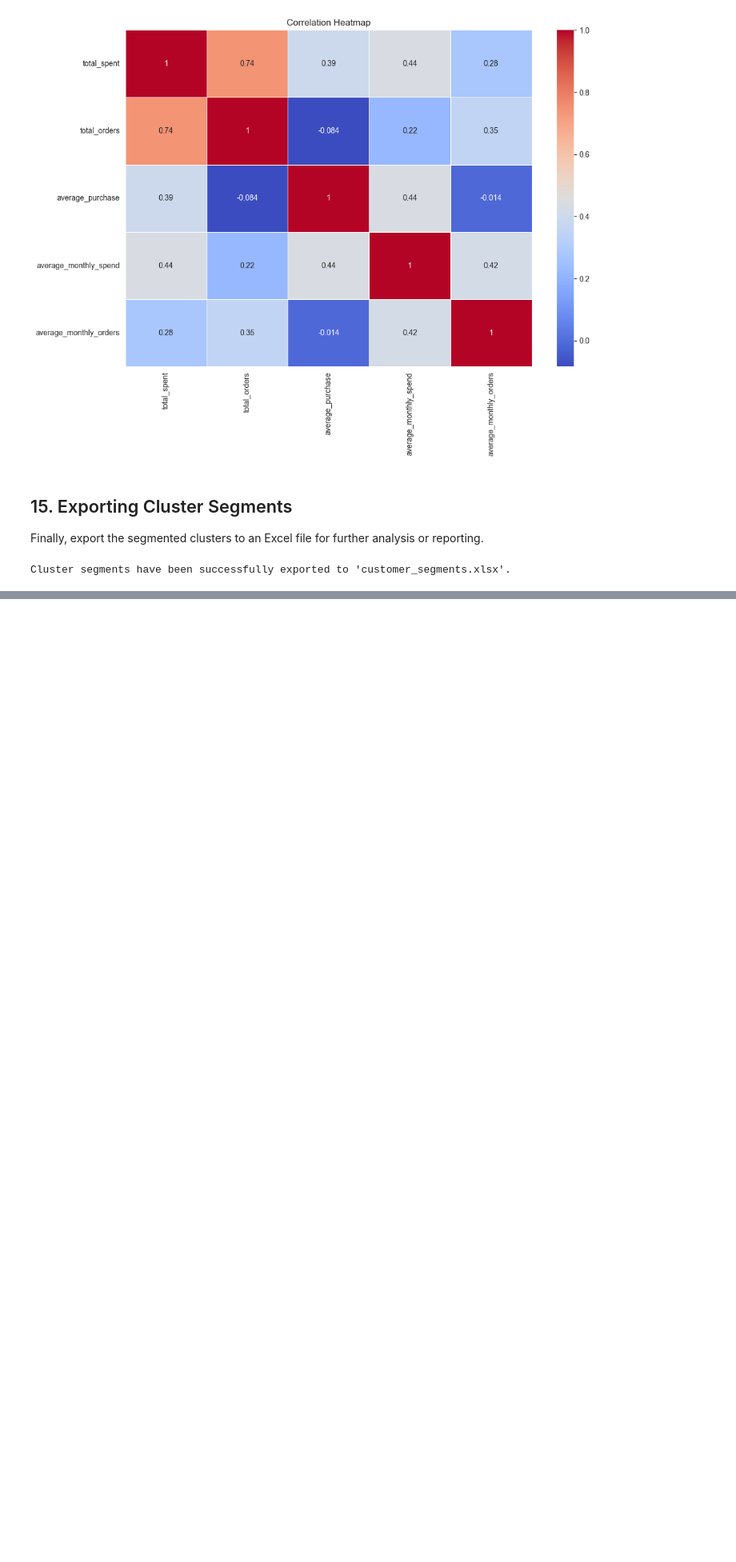
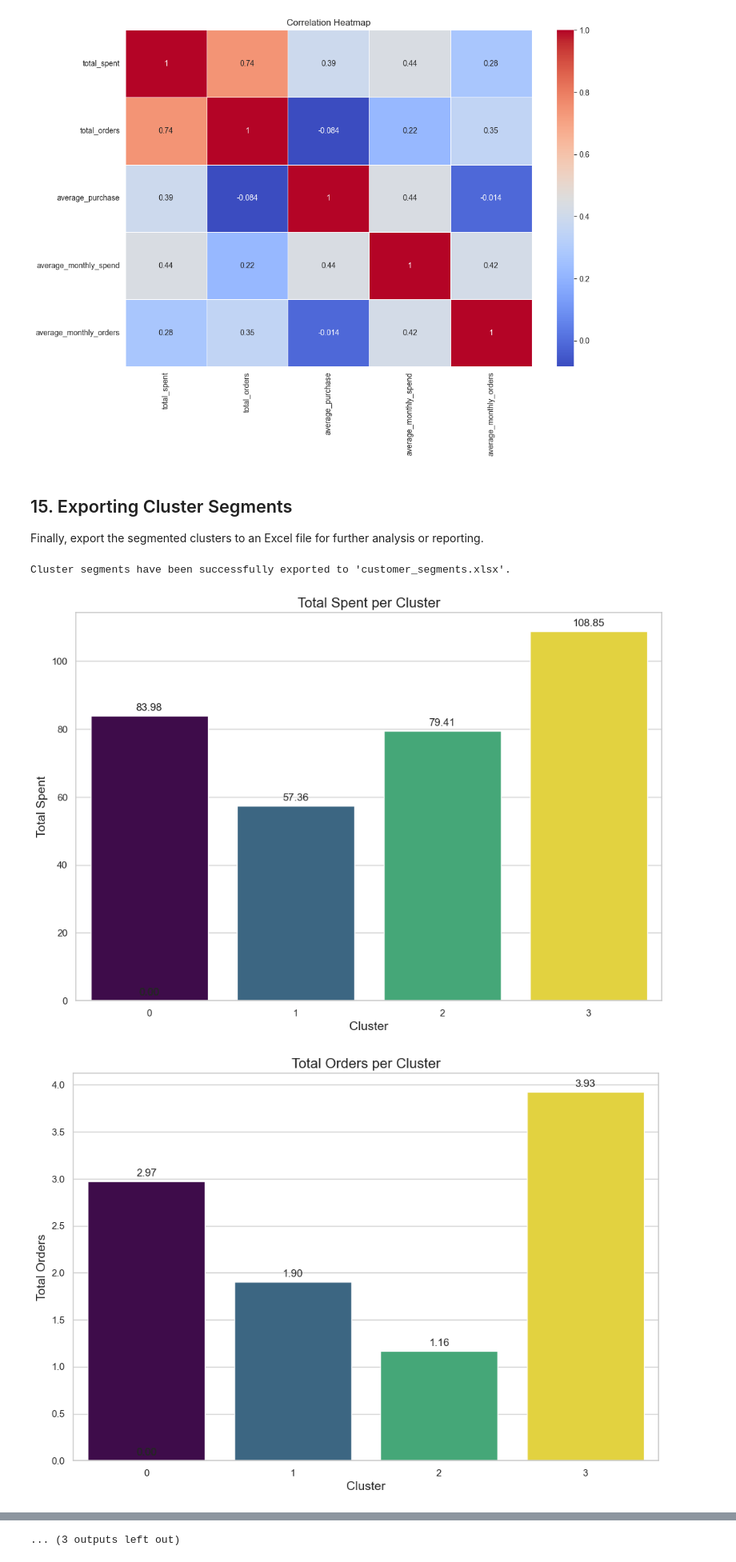
Before and after one commit to fdwsc2005/customer_segmentation_analysis, a Jupyter notebook: main_eda.ipynb, the cells around one changed output, grey strips where cells are left out. Shown at 80% size. Drawn from its saved outputs; the diff is of its cells as text; code cells hidden in the pictures; blank space fills up the shorter version.

Commit message:
visuals commit

```diff
--- a/main_eda.ipynb
+++ b/main_eda.ipynb
@@ -490,3 +490,44 @@ with pd.ExcelWriter('customer_segments.xlsx') as writer:
 print("Cluster segments have been successfully exported to 'customer_segments.xlsx'.")
 # %% [output]
 Cluster segments have been successfully exported to 'customer_segments.xlsx'.
+# %%
+import matplotlib.pyplot as plt
+import seaborn as sns
+
+# List of characteristics to visualize
+characteristics = ['total_spent', 'total_orders', 'average_purchase', 'average_monthly_spend',
+                   'average_monthly_orders', 'customer_tenure', 'recency', 'high_value_purchase',
+                   'time_since_first_purchase', 'frequency_score', 'spend_per_order_recency',
+                   'lifetime_value', 'log_average_purchase', 'log_average_monthly_spend',
+                   'log_average_monthly_orders']
+
+# Set the style and color palette
+sns.set(style="whitegrid")
+palette = sns.color_palette("viridis", as_cmap=True)
+
+# Plot each characteristic separately
+for characteristic in characteristics:
+    plt.figure(figsize=(12, 8))
+    ax = sns.barplot(x='cluster_label', y=characteristic, data=df_copy, estimator=np.mean, errorbar=None, palette=palette, hue='cluster_label', dodge=False)
+
+    # Add title and labels
+    plt.title(f'{characteristic.replace("_", " ").title()} per Cluster', fontsize=16)
+    plt.xlabel('Cluster', fontsize=14)
+    plt.ylabel(f'{characteristic.replace("_", " ").title()}', fontsize=14)
+
+    # Add data labels
+    for p in ax.patches:
+        ax.annotate(format(p.get_height(), '.2f'),
+                   (p.get_x() + p.get_width() / 2., p.get_height()),
+                   ha = 'center', va = 'center',
+                   xytext = (0, 9),
+                   textcoords = 'offset points',
+                   fontsize=12)
+
+    # Adjust the legend
+    ax.legend_.remove()
+
+    plt.show()
+# %% [output]
+[figure, added]
+[figure, added]
@@ -492,0 +544 @@ Cluster segments have been successfully exported to 'customer_segments.xlsx'.
+... (3 outputs left out)
```
Also changed, not shown: parts of 4 cells of this notebook, 32 other files.
